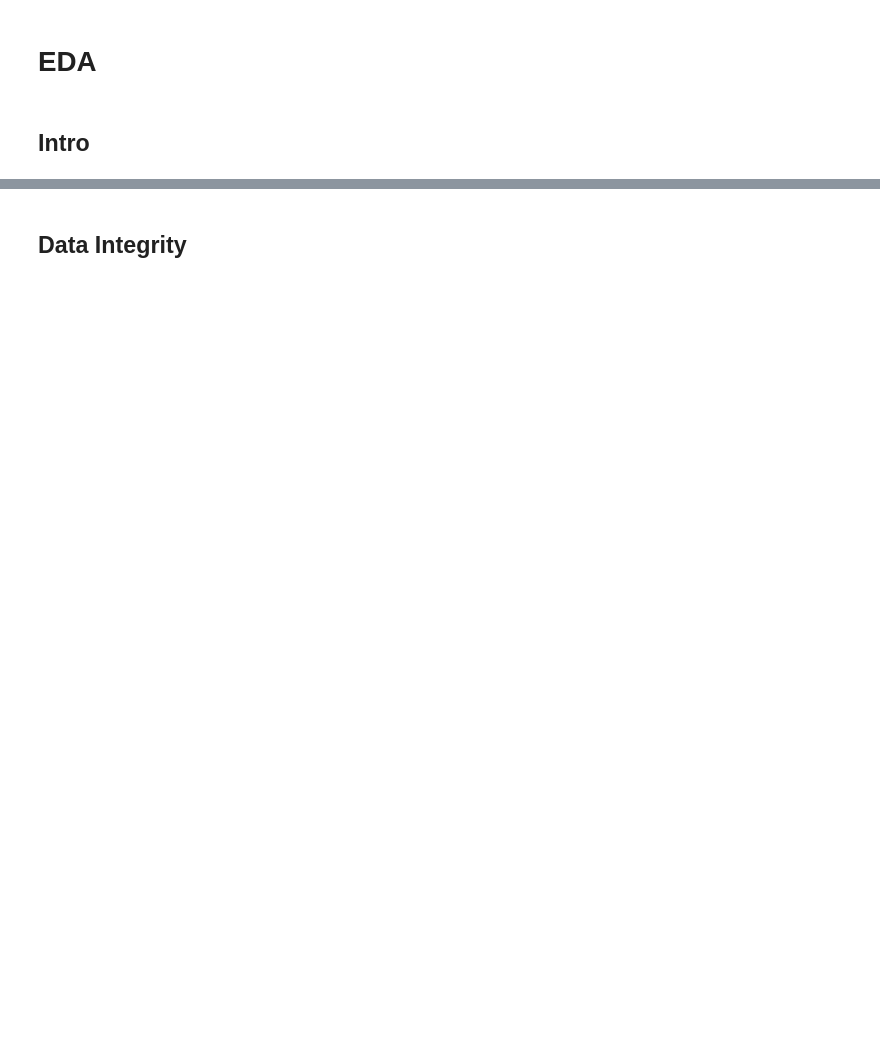
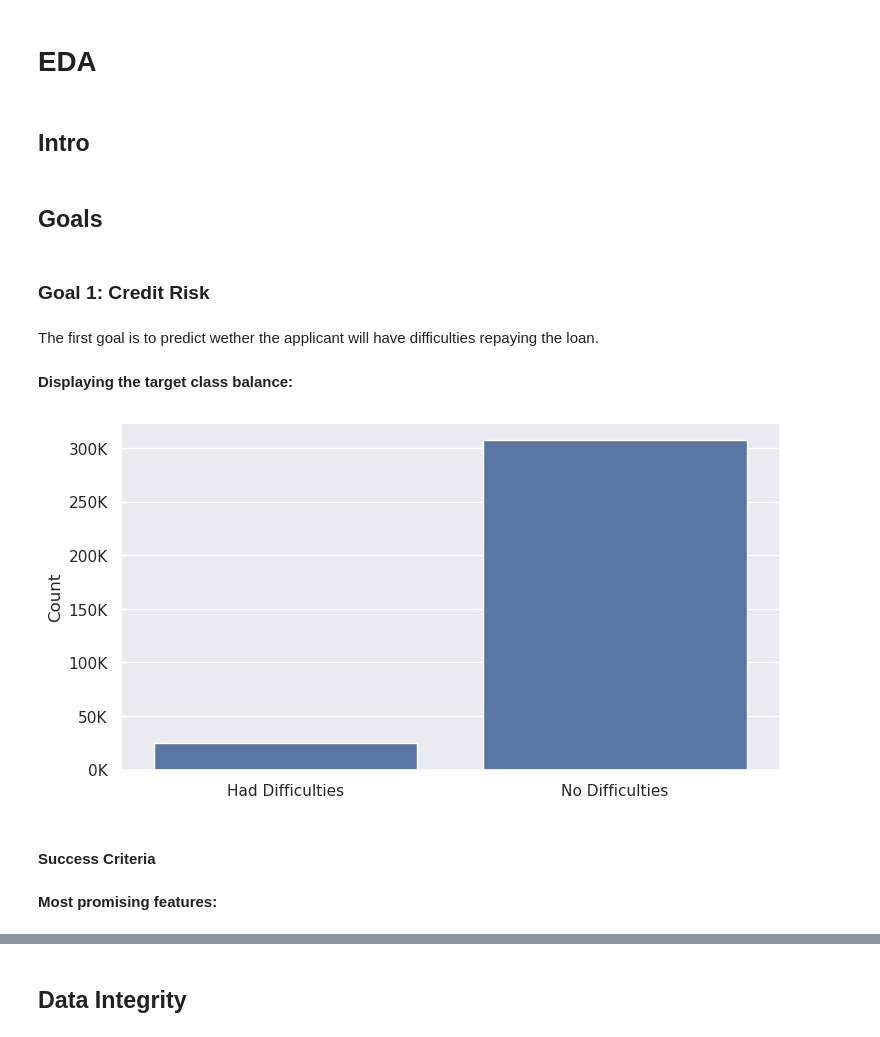
Before and after one commit to gediminas-skvarnavicius/home-credit-group-ml, a Jupyter notebook: EDA.ipynb, the cells around one changed output, grey strips where cells are left out. Drawn from its saved outputs; the diff is of its cells as text; code cells hidden in the pictures; blank space fills up the shorter version.

Commit message:
summary started

```diff
--- a/EDA.ipynb
+++ b/EDA.ipynb
@@ -38,3 +42,31 @@ POS_CASH_balance=pl.read_csv('data/POS_CASH_balance.csv')
 previous_application=pl.read_csv('data/previous_application.csv')
 credit_card_balance=pl.read_csv('data/credit_card_balance.csv')
 id_and_target=["SK_ID_CURR", "TARGET"]
+# %% [markdown]
+## Goals
+# %% [markdown]
+### Goal 1: Credit Risk
+# %% [markdown]
+The first goal is to predict wether the applicant will have difficulties repaying the loan.
+# %% [markdown]
+**Displaying the target class balance:**
+# %%
+fig_target_balance, ax_target_balance = plt.subplots(figsize=BASE_FIG_SIZE)
+sns.barplot(
+    [application_train["TARGET"].sum(), len(application_train["TARGET"])],
+    ax=ax_target_balance,
+)
+ax_target_balance.yaxis.set_major_formatter(
+    ticker.FuncFormatter(lambda x, pos: "{:,.0f}".format(x / 1000) + "K")
+)
+ax_target_balance.set_xticks([0,1])
+ax_target_balance.set_xticklabels(['Had Difficulties','No Difficulties'])
+ax_target_balance.set_ylabel('Count')
+fig_target_balance.savefig('summary_data/target_balance_chart.png')
+plt.show()
+# %% [output]
+[figure, added]
+# %% [markdown]
+#### Success Criteria
+# %% [markdown]
+**Most promising features:**
```
Also changed, not shown: parts of 13 cells of this notebook, 4 other files.
